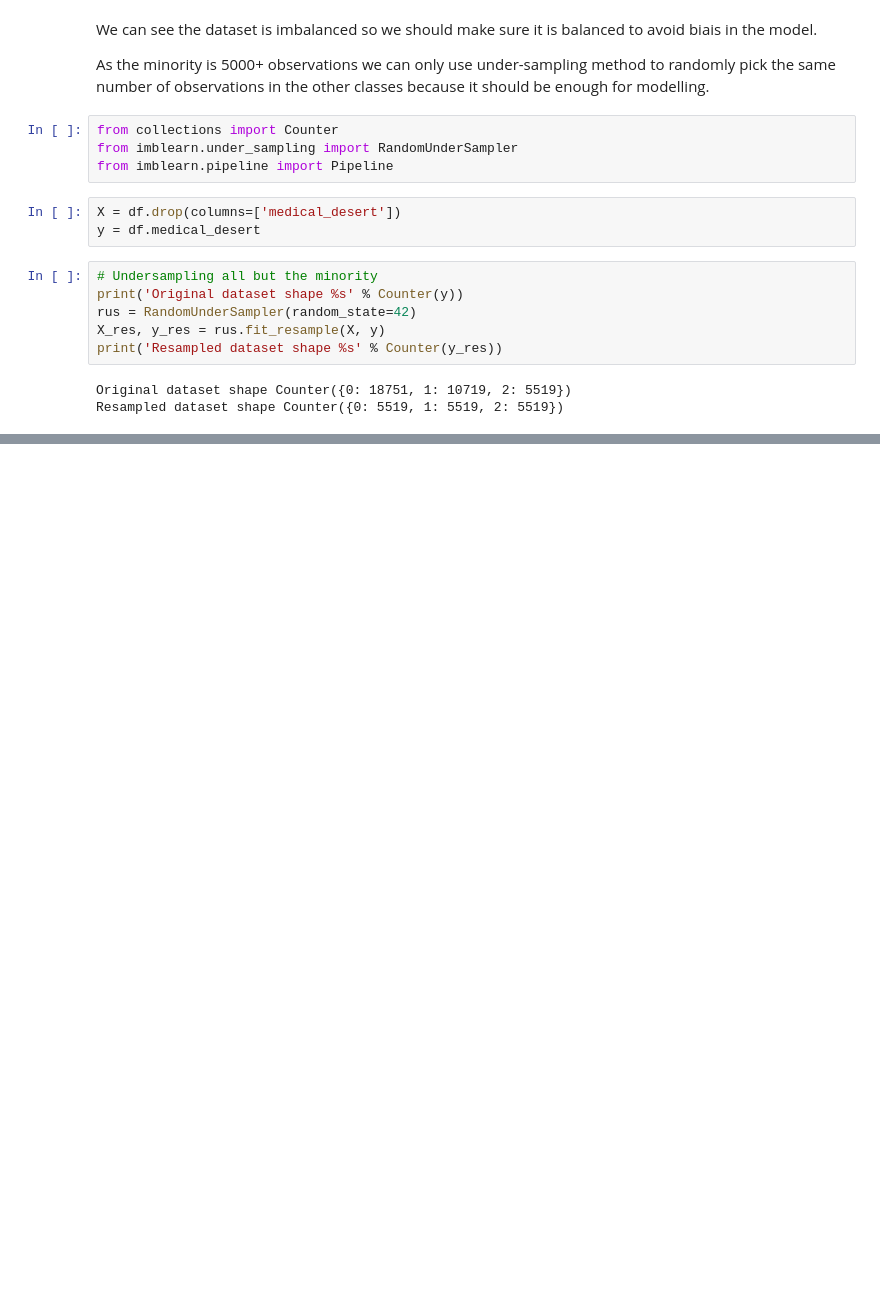
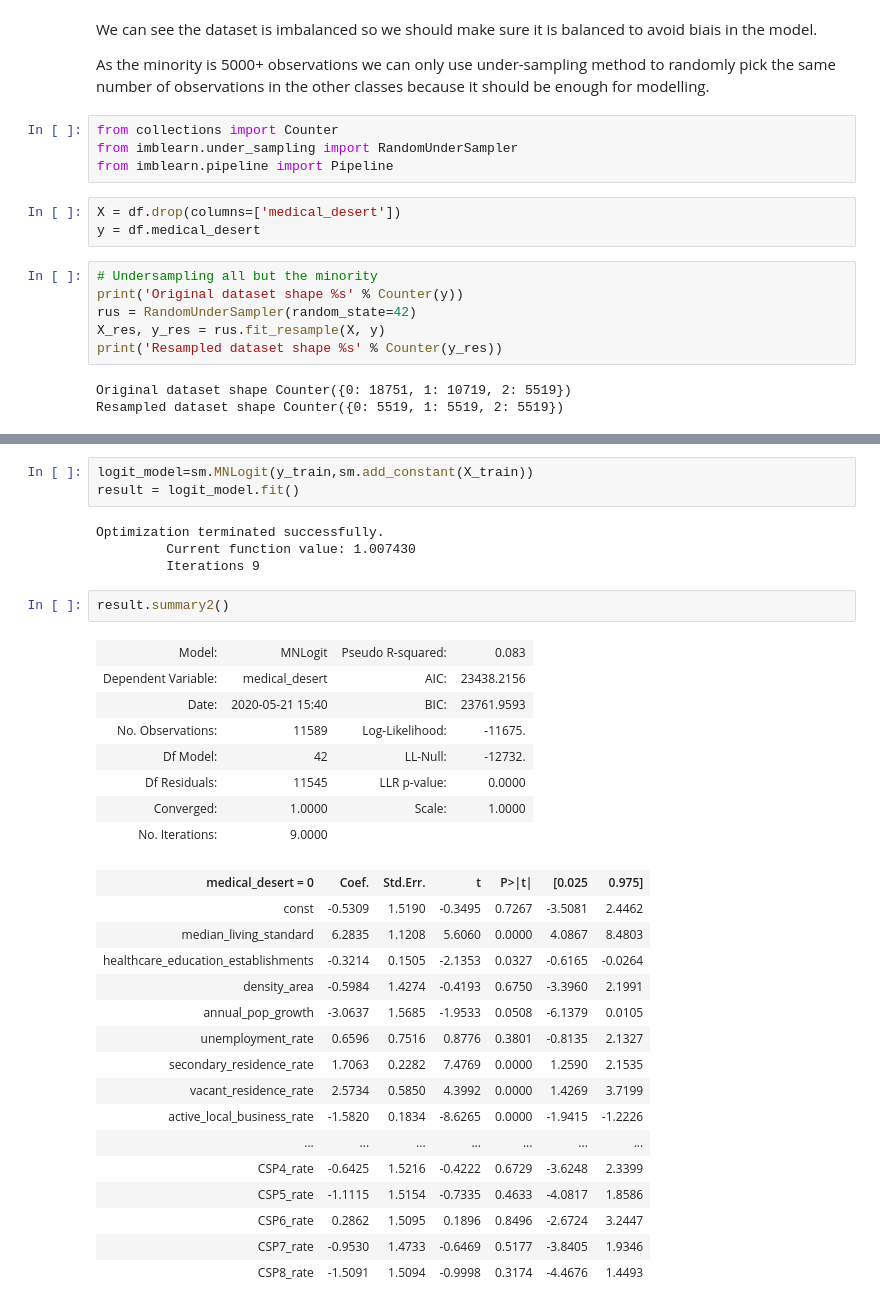
Before and after one commit to LudivineLacour/predict-medical-desert, a Jupyter notebook: code/classification_supervised_learning.ipynb, the cells around one changed output, grey strips where cells are left out. Cells and saved outputs as stored; diff of their text form; blank space fills up the shorter version.

```diff
--- a/code/classification_supervised_learning.ipynb
+++ b/code/classification_supervised_learning.ipynb
@@ -115,0 +168,34 @@ Resampled dataset shape Counter({0: 5519, 1: 5519, 2: 5519})
+# %%
+logit_model=sm.MNLogit(y_train,sm.add_constant(X_train))
+result = logit_model.fit()
+# %% [output]
+Optimization terminated successfully.
+         Current function value: 1.007430
+         Iterations 9
+# %%
+result.summary2()
+# %% [output]
+| Model: | MNLogit | Pseudo R-squared: | 0.083 |
+| Dependent Variable: | medical_desert | AIC: | 23438.2156 |
+| Date: | 2020-05-21 15:40 | BIC: | 23761.9593 |
+| No. Observations: | 11589 | Log-Likelihood: | -11675. |
+| Df Model: | 42 | LL-Null: | -12732. |
+| Df Residuals: | 11545 | LLR p-value: | 0.0000 |
+| Converged: | 1.0000 | Scale: | 1.0000 |
+| No. Iterations: | 9.0000 |  |  |
+| medical_desert = 0 | Coef. | Std.Err. | t | P>|t| | [0.025 | 0.975] |
+| const | -0.5309 | 1.5190 | -0.3495 | 0.7267 | -3.5081 | 2.4462 |
+| median_living_standard | 6.2835 | 1.1208 | 5.6060 | 0.0000 | 4.0867 | 8.4803 |
+| healthcare_education_establishments | -0.3214 | 0.1505 | -2.1353 | 0.0327 | -0.6165 | -0.0264 |
+| density_area | -0.5984 | 1.4274 | -0.4193 | 0.6750 | -3.3960 | 2.1991 |
+| annual_pop_growth | -3.0637 | 1.5685 | -1.9533 | 0.0508 | -6.1379 | 0.0105 |
+| unemployment_rate | 0.6596 | 0.7516 | 0.8776 | 0.3801 | -0.8135 | 2.1327 |
+| secondary_residence_rate | 1.7063 | 0.2282 | 7.4769 | 0.0000 | 1.2590 | 2.1535 |
+| vacant_residence_rate | 2.5734 | 0.5850 | 4.3992 | 0.0000 | 1.4269 | 3.7199 |
+| active_local_business_rate | -1.5820 | 0.1834 | -8.6265 | 0.0000 | -1.9415 | -1.2226 |
+| ... | ... | ... | ... | ... | ... | ... |
+| CSP4_rate | -0.6425 | 1.5216 | -0.4222 | 0.6729 | -3.6248 | 2.3399 |
+| CSP5_rate | -1.1115 | 1.5154 | -0.7335 | 0.4633 | -4.0817 | 1.8586 |
+| CSP6_rate | 0.2862 | 1.5095 | 0.1896 | 0.8496 | -2.6724 | 3.2447 |
+| CSP7_rate | -0.9530 | 1.4733 | -0.6469 | 0.5177 | -3.8405 | 1.9346 |
+| CSP8_rate | -1.5091 | 1.5094 | -0.9998 | 0.3174 | -4.4676 | 1.4493 |
```
Also changed, not shown: parts of 14 cells of this notebook.
